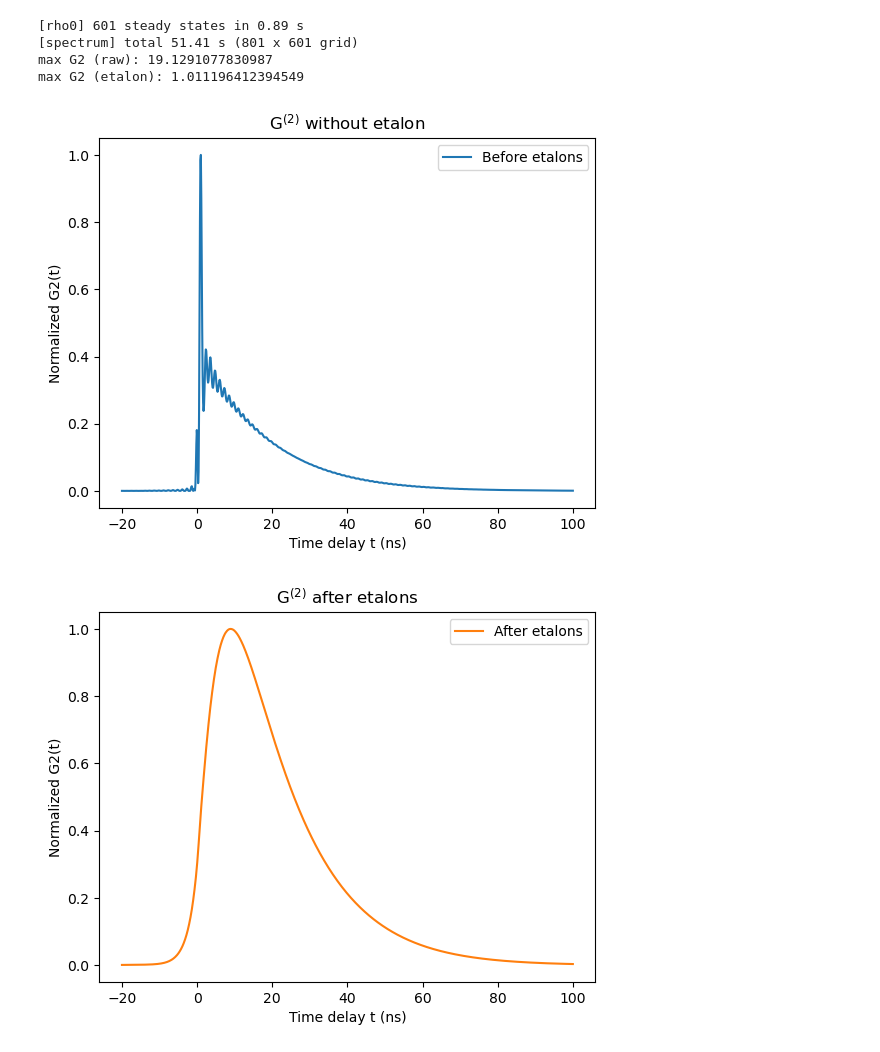
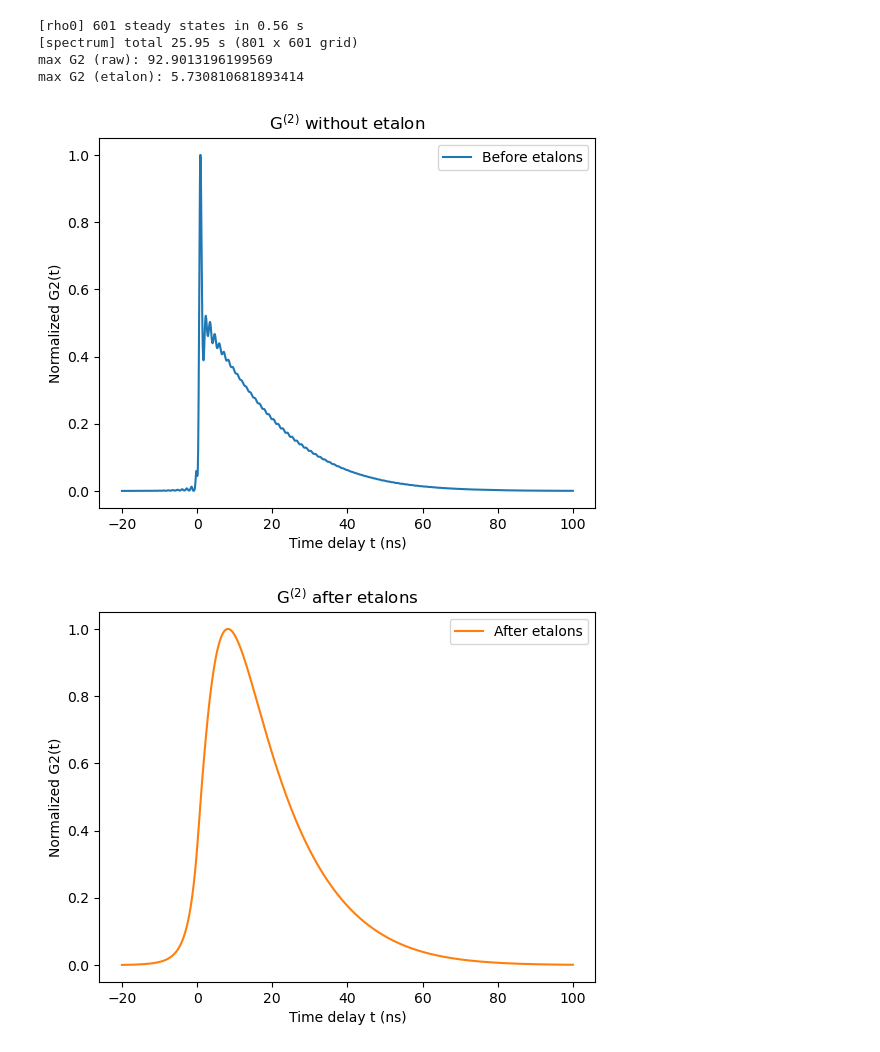
Before and after one commit to prateek-rg15/Entanglement, a Jupyter notebook: G2_acc.ipynb, the cells around one changed output. Saved outputs shown, nothing was run; the diff lists cells and outputs as text; code cells hidden in the pictures.

```diff
--- a/G2_acc.ipynb
+++ b/G2_acc.ipynb
@@ -294,7 +294,7 @@ if __name__ == "__main__":
     Gamma_D = 2*np.pi*320e6
     alpha = 420
 
-    Delta_c = 2*np.pi*4.5e9
+    Delta_c = 2*np.pi*2.28e9
     Delta_p = -Delta_c
 
     Delta_s_grid, F, kappa, zeta, xi = compute_F_spectrum_fast(
@@ -314,39 +314,39 @@ if __name__ == "__main__":
     outdir = f"results_local_{Delta_c:.3e}"
     os.makedirs(outdir, exist_ok=True)
 
     # Figure 1: without etalon — save FIRST, then show
     fig1 = plt.figure()
     plt.plot(t_grid*1e9, normalize_for_plot(G2), label="Before etalons")
     plt.xlabel("Time delay t (ns)")
     plt.ylabel("Normalized G2(t)")
     plt.title("G$^{(2)}$ without etalon")
     plt.legend()
     fig1.savefig(os.path.join(outdir, "G2_without_etalon.png"), dpi=200)
     print("max G2 (raw):", np.max(G2)/1e12)
 
     # Figure 2: with etalon
     fig2 = plt.figure()
     plt.plot(t_grid*1e9, normalize_for_plot(G2_etalon),
              label="After etalons", color="tab:orange")
     plt.xlabel("Time delay t (ns)")
     plt.ylabel("Normalized G2(t)")
     plt.title("G$^{(2)}$ after etalons")
     plt.legend()
     fig2.savefig(os.path.join(outdir, "G2_with_etalon.png"), dpi=200)
     print("max G2 (etalon):", np.max(G2_etalon)/1e12)
 
     np.savez(os.path.join(outdir, "spectrum_and_g2.npz"),
              Delta_s=Delta_s_grid, F=F, kappa=kappa, zeta=zeta, xi=xi,
              t=t_grid, G2=G2, G2_etalon=G2_etalon)
 
     plt.show()   # show both figures at the end, after everything is saved
 # %% [output]
-[rho0] 601 steady states in 0.89 s
-[spectrum] total 51.41 s (801 x 601 grid)
-max G2 (raw): 19.1291077830987
-max G2 (etalon): 1.011196412394549
+[rho0] 601 steady states in 0.56 s
+[spectrum] total 25.95 s (801 x 601 grid)
+max G2 (raw): 92.9013196199569
+max G2 (etalon): 5.730810681893414
-[figure, old version]
+[figure, new version]
-[figure, old version]
+[figure, new version]
 # %%
 def extract_fwhm(t_grid, G2):
     """
```
Also changed, not shown: parts of 4 cells of this notebook.
